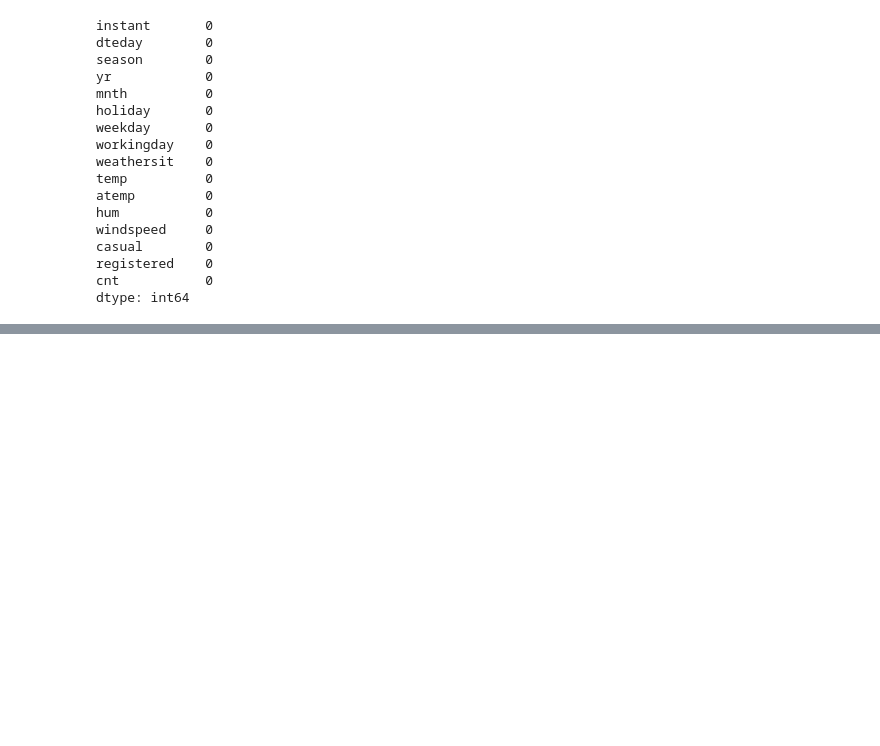
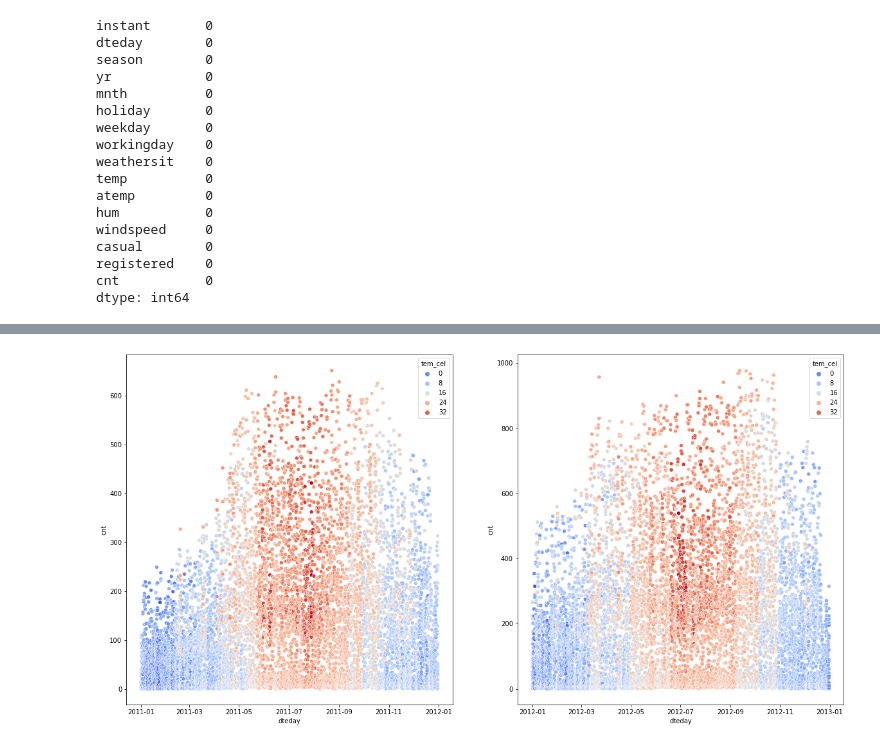
Before and after one commit to EjioforSandraAkunna/Capital_Bike_Project1, a Jupyter notebook: eda.ipynb, the cells around one changed output, grey strips where cells are left out. Drawn from its saved outputs; the diff is of its cells as text; code cells hidden in the pictures; blank space fills up the shorter version.

```diff
--- a/eda.ipynb
+++ b/eda.ipynb
@@ -202,0 +292,8 @@ day.loc[day["season"]==4,"season"]="Fall"
+# %%
+fig,axs=plt.subplots(1,2,figsize=(20,10))
+
+sns.scatterplot(data=hour[hour["yr"]==0],y="cnt",x="dteday",hue="tem_cel",palette="coolwarm",ax=axs[0])
+sns.scatterplot(data=hour[hour["yr"]==1],y="cnt",x="dteday",hue="tem_cel",palette="coolwarm",ax=axs[1])
+plt.show()
+# %% [output]
+[figure, added]
```
Also changed, not shown: parts of 25 cells of this notebook.
